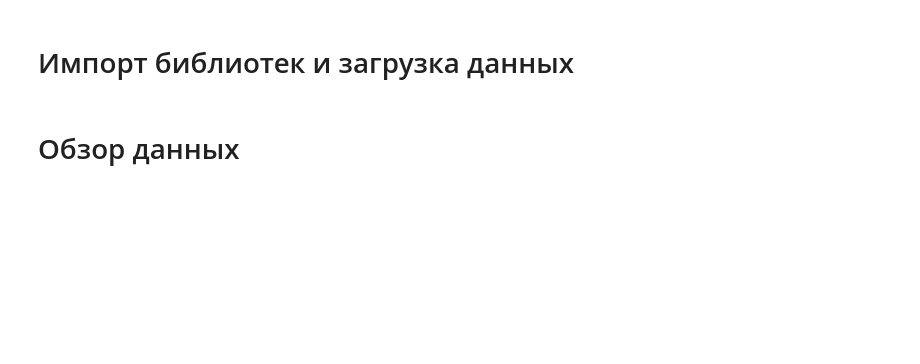
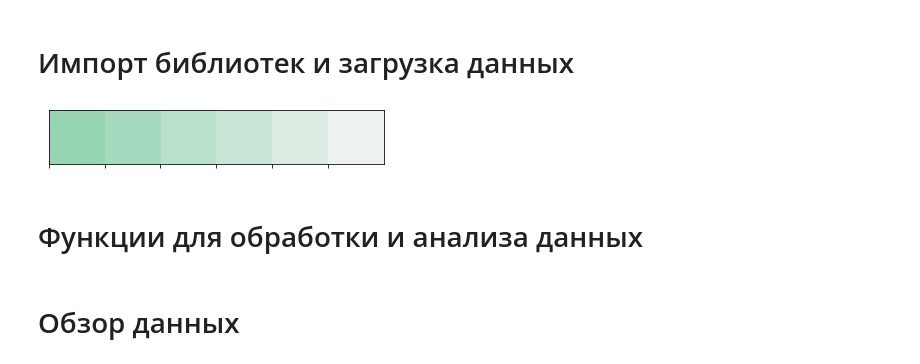
Before and after one commit to g0dzef/ML, a Jupyter notebook: module_4/flights_data.ipynb, the cells around one changed output. Cells and saved outputs as stored; diff of their text form; code cells hidden in the pictures; blank space fills up the shorter version.

```diff
--- a/module_4/flights_data.ipynb
+++ b/module_4/flights_data.ipynb
@@ -48,0 +54,8 @@ flights_data = pd.read_csv('flights_data.csv')
+# %%
+# Создадим цветовую панель для графиков
+f_color = sns.light_palette("#95d5b2", reverse=True)
+sns.palplot(sns.color_palette(f_color), size=1)
+# %% [output]
+[figure, added]
+# %% [markdown]
+# Функции для обработки и анализа данных
```
Also changed, not shown: parts of 51 cells of this notebook.
